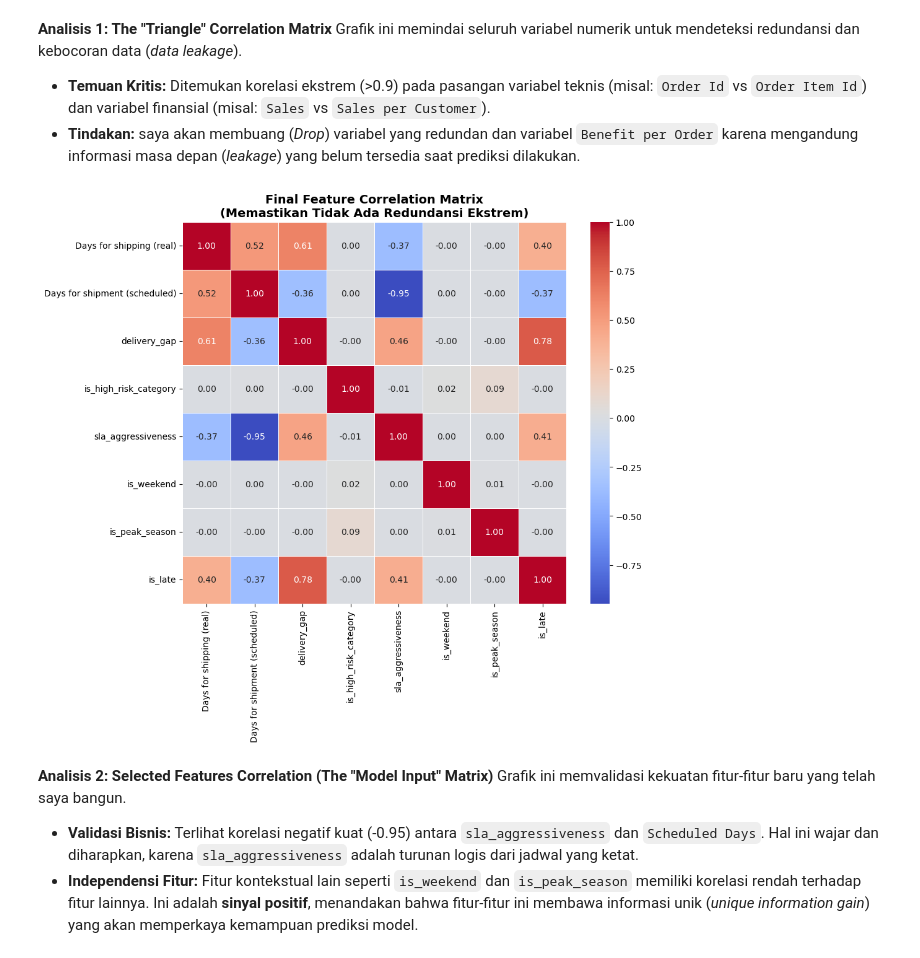
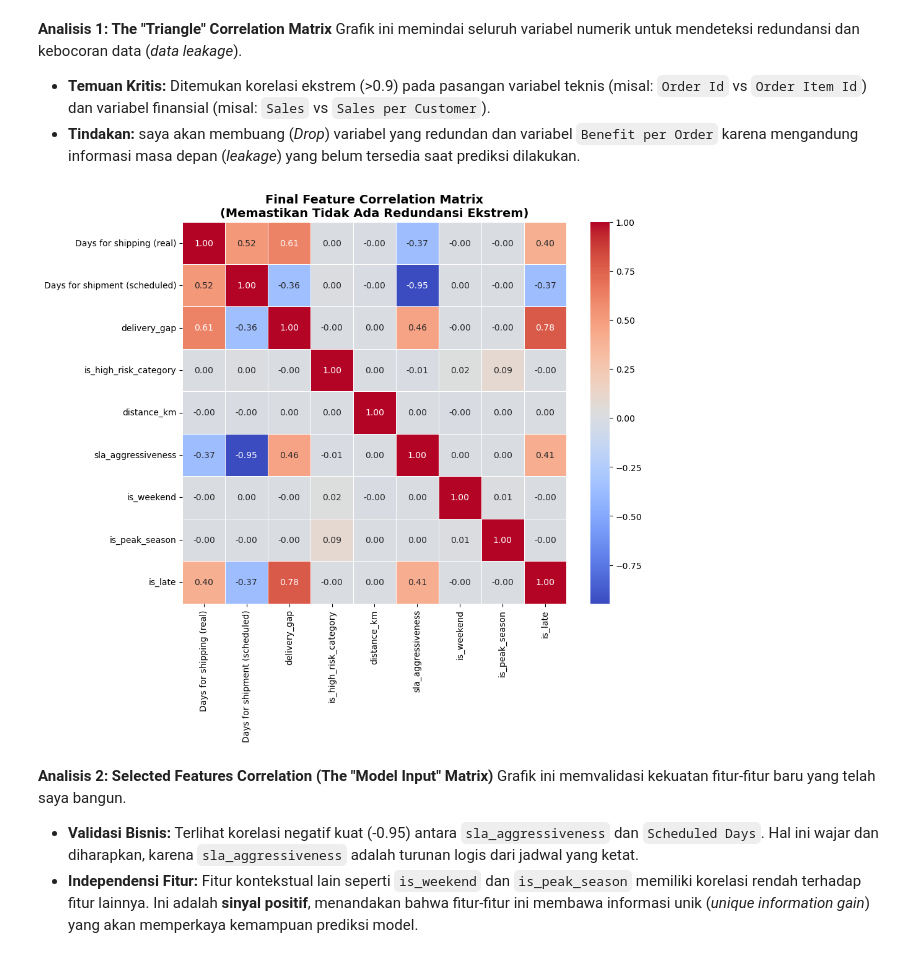
Before and after one commit to ahmdtrdi/LogisticAIOptimization, a Jupyter notebook: notebooks/EDA.ipynb, the cells around one changed output. Cells and saved outputs as stored; diff of their text form; code cells hidden in the pictures.

```diff
--- a/notebooks/EDA.ipynb
+++ b/notebooks/EDA.ipynb
@@ -1034,6 +1034,25 @@ Sisa Null Values: 0
 data_clean['order_date'] = pd.to_datetime(data_clean['order date (DateOrders)'])
 
 data_clean['delivery_gap'] = data_clean['Days for shipping (real)'] - data_clean['Days for shipment (scheduled)']
+
+def haversine_distance(lat1, lon1, lat2, lon2):
+    R = 6371  # Radius bumi (km)
+    phi1, phi2 = np.radians(lat1), np.radians(lat2)
+    dphi = np.radians(lat2 - lat1)
+    dlambda = np.radians(lon2 - lon1)
+    a = np.sin(dphi/2)**2 + np.cos(phi1)*np.cos(phi2) * np.sin(dlambda/2)**2
+    c = 2 * np.arctan2(np.sqrt(a), np.sqrt(1 - a))
+    return R * c
+
+# Koordinat Gudang DataCo (Default di Caguas, Puerto Rico)
+warehouse_lat = 18.2208
+warehouse_lon = -66.5901
+
+data_clean['distance_km'] = haversine_distance(
+    warehouse_lat, warehouse_lon,
+    data_clean['Latitude'], data_clean['Longitude']
+)
+print("Fitur 'distance_km' berhasil dibuat.")
 
 risk_categories = ['Sporting Goods', 'Computers', 'Cameras']
 data_clean['is_high_risk_category'] = data_clean['Category Name'].apply(lambda x: 1 if x in risk_categories else 0)
@@ -1047,7 +1066,7 @@ data_clean['is_peak_season'] = data_clean['order_date'].dt.month.apply(lambda x:
 data_clean['is_late'] = np.where(data_clean['Delivery Status'] == 'Late delivery', 1, 0)
 
 # Preview Hasil
-features_preview = ['Category Name', 'order_date', 'Days for shipment (scheduled)',
+features_preview = ['Category Name', 'distance_km', 'Days for shipment (scheduled)',
                     'sla_aggressiveness', 'is_weekend', 'is_peak_season', 'is_late']
 print("=== PREVIEW FITUR ADVANCED ===")
 print(data_clean[features_preview].head())
@@ -1138,25 +1149,26 @@ Grafik ini memindai seluruh variabel numerik untuk mendeteksi redundansi dan keb
 # %%
 selected_features = [
     'Days for shipping (real)',
     'Days for shipment (scheduled)',
     'delivery_gap',
     'is_high_risk_category',
+    'distance_km',
     'sla_aggressiveness',
     'is_weekend',
     'is_peak_season',
     'is_late' # Target
 ]
 
 # Hitung matriks korelasi
 corr_matrix_final = data_clean[selected_features].corr()
 
 # Plot Heatmap
 plt.figure(figsize=(10, 8))
 sns.heatmap(corr_matrix_final, annot=True, fmt='.2f', cmap='coolwarm', linewidths=0.5)
 plt.title('Final Feature Correlation Matrix\n(Memastikan Tidak Ada Redundansi Ekstrem)', fontsize=14, fontweight='bold')
 plt.show()
 # %% [output]
-[figure, old version]
+[figure, new version]
 # %% [markdown]
 **Analisis 2: Selected Features Correlation (The "Model Input" Matrix)**
 Grafik ini memvalidasi kekuatan fitur-fitur baru yang telah saya bangun.
```
Also changed, not shown: parts of 5 cells of this notebook, 2 other files.
